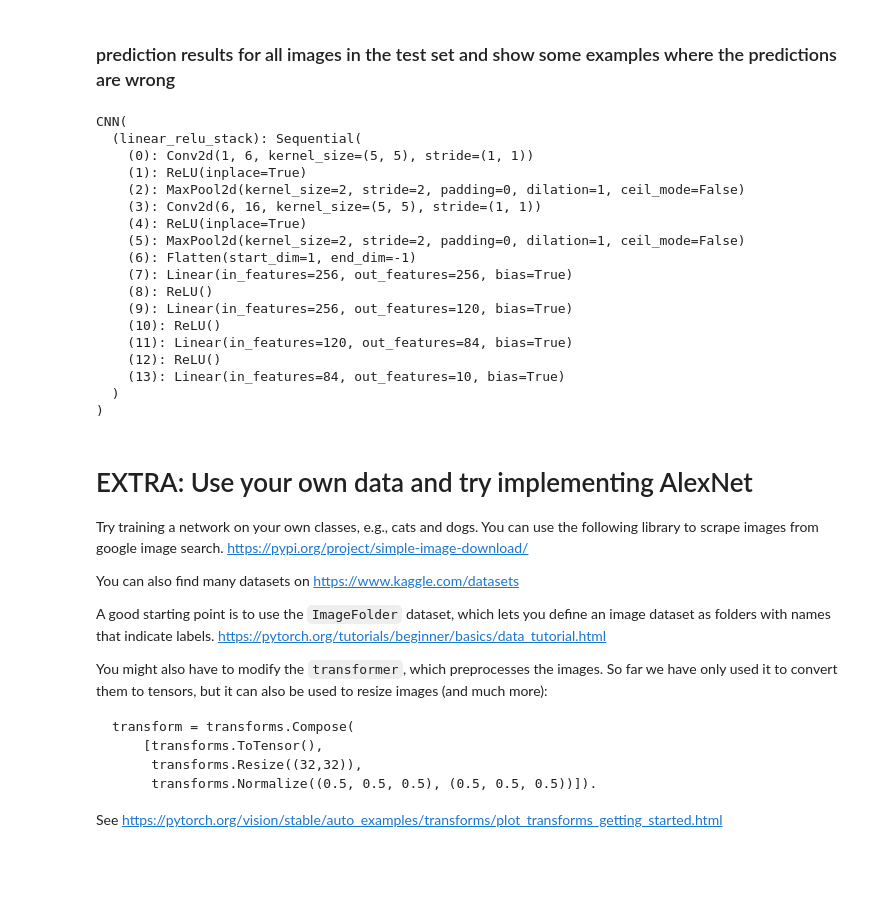
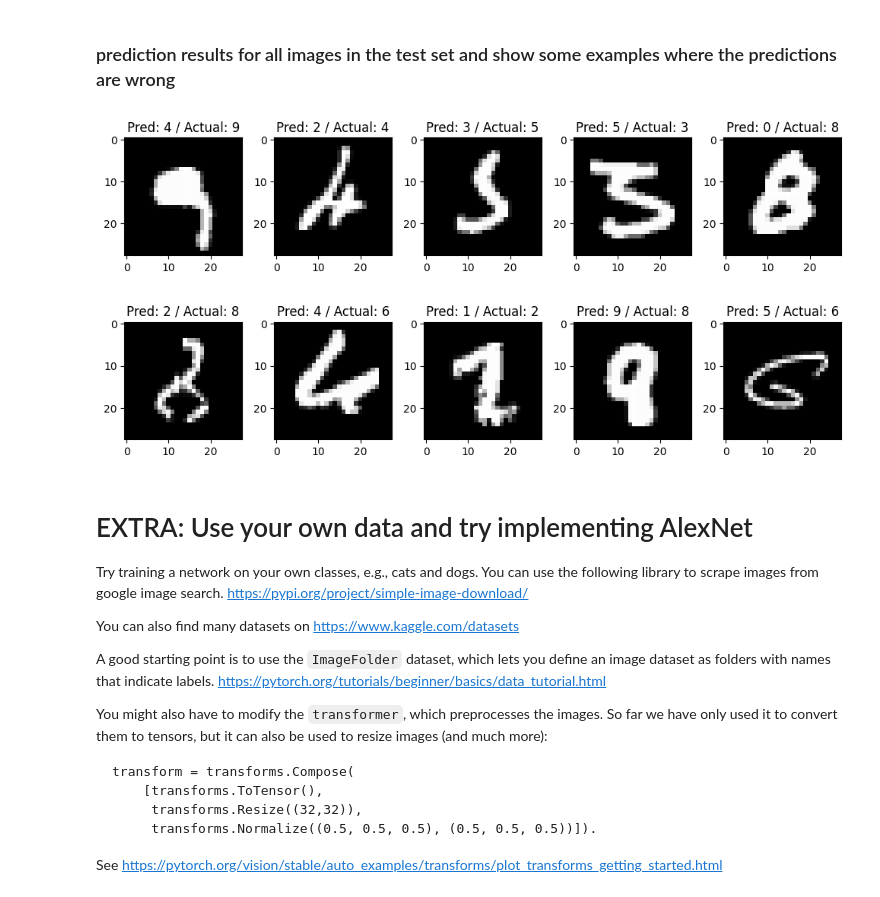
Before and after one commit to KasperMollerHansen/DeepLearning, a Jupyter notebook: bjarke/W03_CNN.ipynb, the cells around one changed output. Drawn from its saved outputs; the diff is of its cells as text; code cells hidden in the pictures; blank space fills up the shorter version.

```diff
--- a/bjarke/W03_CNN.ipynb
+++ b/bjarke/W03_CNN.ipynb
@@ -355,28 +340,31 @@ for x in range(2):
 # %% [markdown]
 ### prediction results for all images in the test set and show some examples where the predictions are wrong
-# %%
-model.eval()
-
-#YOUR CODE HERE
-# %% [output]
-CNN(
-  (linear_relu_stack): Sequential(
-    (0): Conv2d(1, 6, kernel_size=(5, 5), stride=(1, 1))
-    (1): ReLU(inplace=True)
-    (2): MaxPool2d(kernel_size=2, stride=2, padding=0, dilation=1, ceil_mode=False)
-    (3): Conv2d(6, 16, kernel_size=(5, 5), stride=(1, 1))
-    (4): ReLU(inplace=True)
-    (5): MaxPool2d(kernel_size=2, stride=2, padding=0, dilation=1, ceil_mode=False)
-    (6): Flatten(start_dim=1, end_dim=-1)
-    (7): Linear(in_features=256, out_features=256, bias=True)
-    (8): ReLU()
-    (9): Linear(in_features=256, out_features=120, bias=True)
-    (10): ReLU()
-    (11): Linear(in_features=120, out_features=84, bias=True)
-    (12): ReLU()
-    (13): Linear(in_features=84, out_features=10, bias=True)
-  )
-)
+# %%
+model.eval()
+wrong_predicts = []
+for idx in range(len(test_data)):
+    x, y = test_data[idx][0], test_data[idx][1]
+    # plt.imshow(x.permute(1,2,0), cmap = 'gray')
+    with torch.no_grad():
+        x = x.to(device)
+        pred = model(x.unsqueeze(0))
+        predicted, actual = classes[pred[0].argmax(0)], classes[y]
+        # print(f'Predicted: "{predicted}", Actual: "{actual}"')
+    if predicted != actual:
+        point = [idx, predicted, actual]
+        wrong_predicts.append(point)
+
+#Showing the first 10 wrong predictions of the test dataset
+fig, ax = plt.subplots(2,5, figsize=(10,5))
+for x in range(2):
+    for i in range(5):
+        idx, pred, actual = wrong_predicts[i + x*5]
+        ax[x][i].imshow(test_data[idx][0].squeeze(0),cmap='gray')
+        ax[x][i].set_title(f"Pred: {pred[0]} / Actual: {actual[0]}")
+plt.tight_layout()
+plt.show()
+# %% [output]
+[figure, added]
 # %% [markdown]
 # EXTRA: Use your own data and try implementing AlexNet
 Try training a network on your own classes, e.g., cats and dogs. You can use the following library to scrape images from google image search.
```
Also changed, not shown: parts of 7 cells of this notebook, 2 other files.
